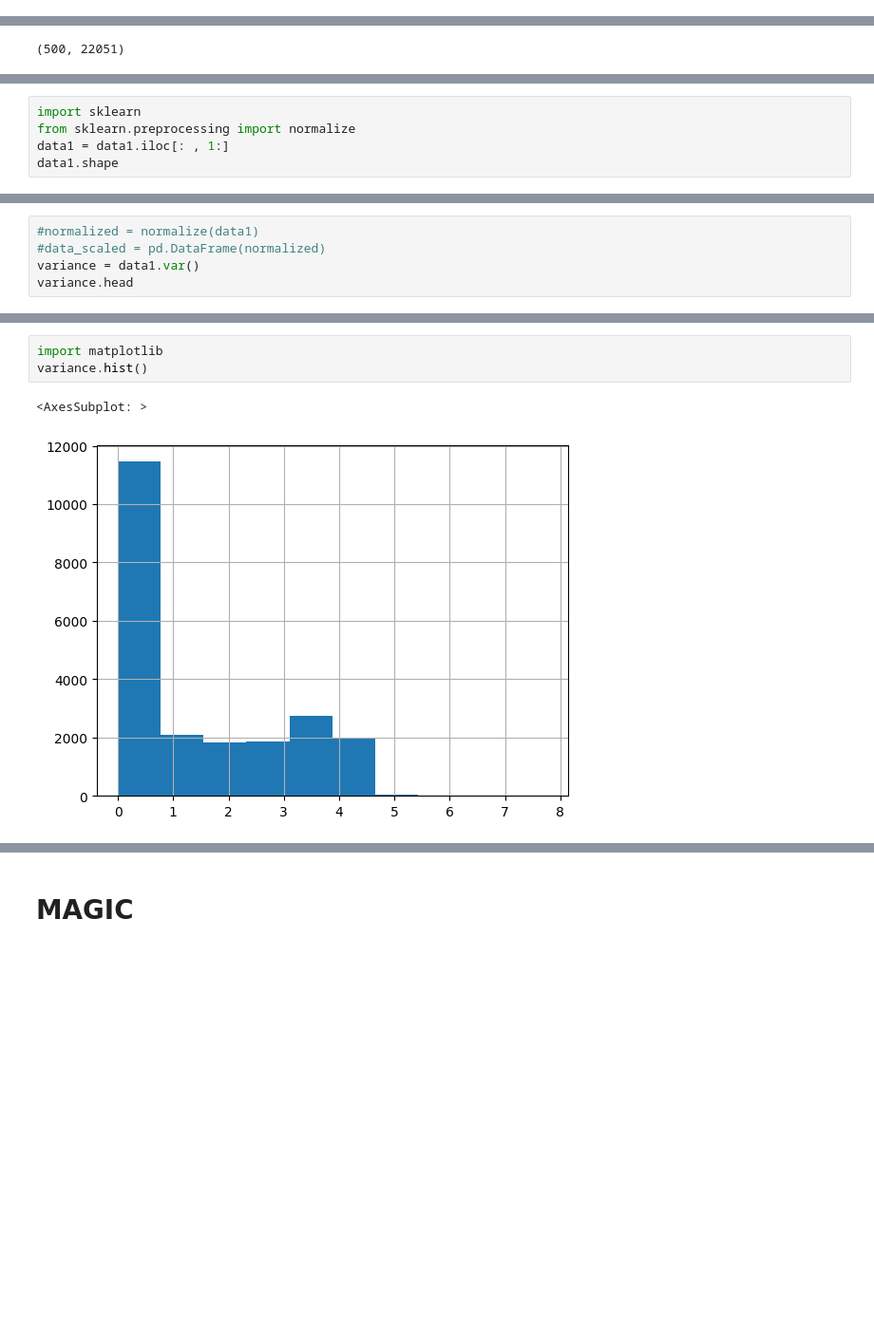
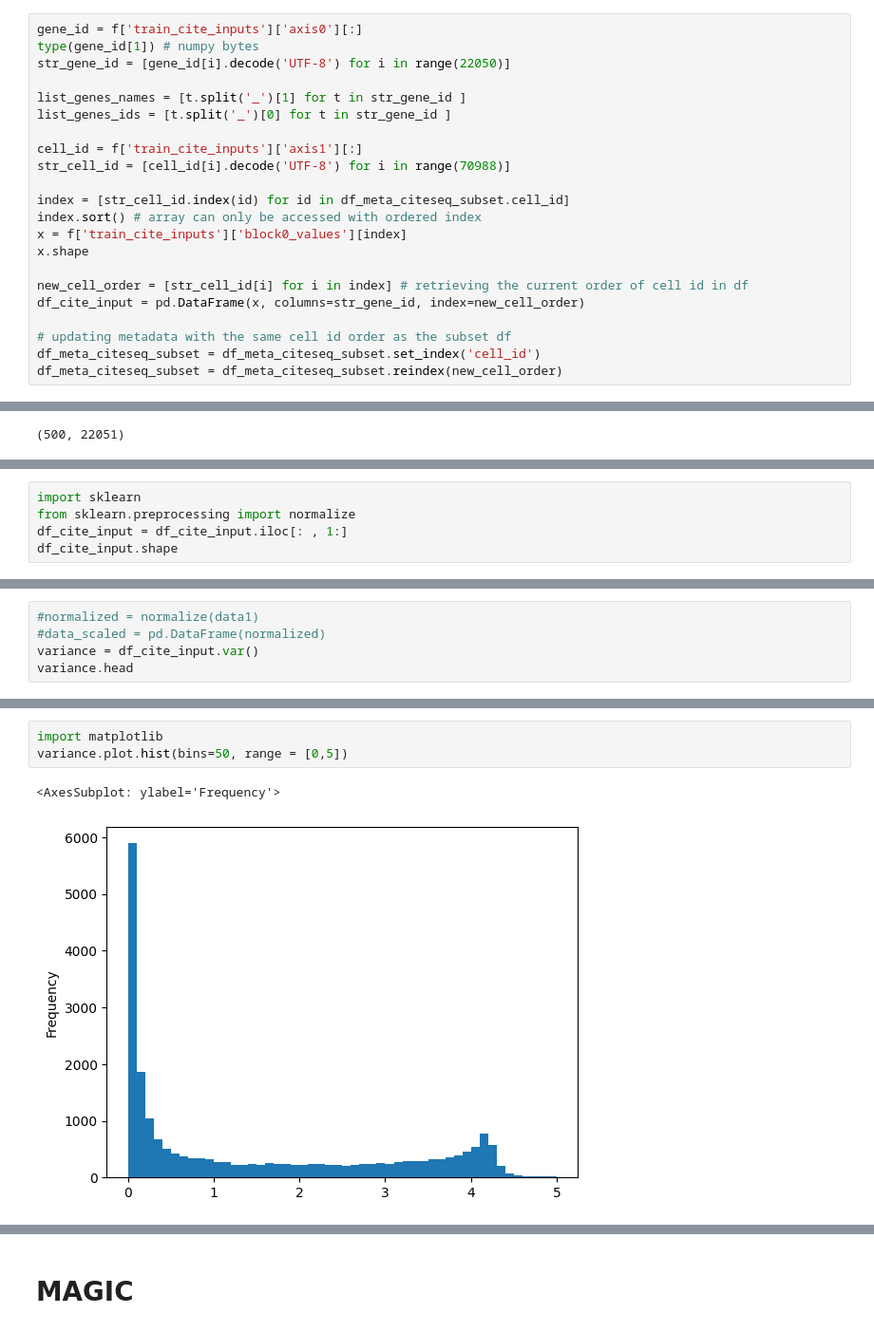
Before and after one commit to botakveggie/Multimodal-Single-Cell-Integration, a Jupyter notebook: metadata_explore.ipynb, the cells around one changed output, grey strips where cells are left out. Shown at 95% size. Drawn from its saved outputs; the diff is of its cells as text; blank space fills up the shorter version.

```diff
--- a/metadata_explore.ipynb
+++ b/metadata_explore.ipynb
@@ -182,3 +183,25 @@ df_meta_citeseq_subset.head()
 | 2 | bb17cbbb7869 | 2 | 13176 | HSC | citeseq |
 | 3 | 608afab25c95 | 2 | 13176 | HSC | citeseq |
 | 4 | f0a5edc0a949 | 2 | 13176 | NeuP | citeseq |
+# %%
+gene_id = f['train_cite_inputs']['axis0'][:]
+type(gene_id[1]) # numpy bytes
+str_gene_id = [gene_id[i].decode('UTF-8') for i in range(22050)]
+
+list_genes_names = [t.split('_')[1] for t in str_gene_id ]
+list_genes_ids = [t.split('_')[0] for t in str_gene_id ]
+
+cell_id = f['train_cite_inputs']['axis1'][:]
+str_cell_id = [cell_id[i].decode('UTF-8') for i in range(70988)]
+
+index = [str_cell_id.index(id) for id in df_meta_citeseq_subset.cell_id]
+index.sort() # array can only be accessed with ordered index
+x = f['train_cite_inputs']['block0_values'][index]
+x.shape
+
+new_cell_order = [str_cell_id[i] for i in index] # retrieving the current order of cell id in df
+df_cite_input = pd.DataFrame(x, columns=str_gene_id, index=new_cell_order)
+
+# updating metadata with the same cell id order as the subset df
+df_meta_citeseq_subset = df_meta_citeseq_subset.set_index('cell_id')
+df_meta_citeseq_subset = df_meta_citeseq_subset.reindex(new_cell_order)
@@ -191,6 +249,6 @@ df_meta_citeseq_subset.head()
 # %%
 import sklearn
 from sklearn.preprocessing import normalize
-data1 = data1.iloc[: , 1:]
-data1.shape
+df_cite_input = df_cite_input.iloc[: , 1:]
+df_cite_input.shape
 # %% [output]
@@ -198,6 +256,6 @@ data1.shape
 # %%
 #normalized = normalize(data1)
 #data_scaled = pd.DataFrame(normalized)
-variance = data1.var()
+variance = df_cite_input.var()
 variance.head
 # %% [output]
@@ -216,6 +274,6 @@ Length: 22050, dtype: float64>
 # %%
 import matplotlib
-variance.hist()
+variance.plot.hist(bins=50, range = [0,5])
 # %% [output]
-<AxesSubplot: >
+<AxesSubplot: ylabel='Frequency'>
-[figure, old version]
+[figure, new version]
```
Also changed, not shown: parts of 10 cells of this notebook.
